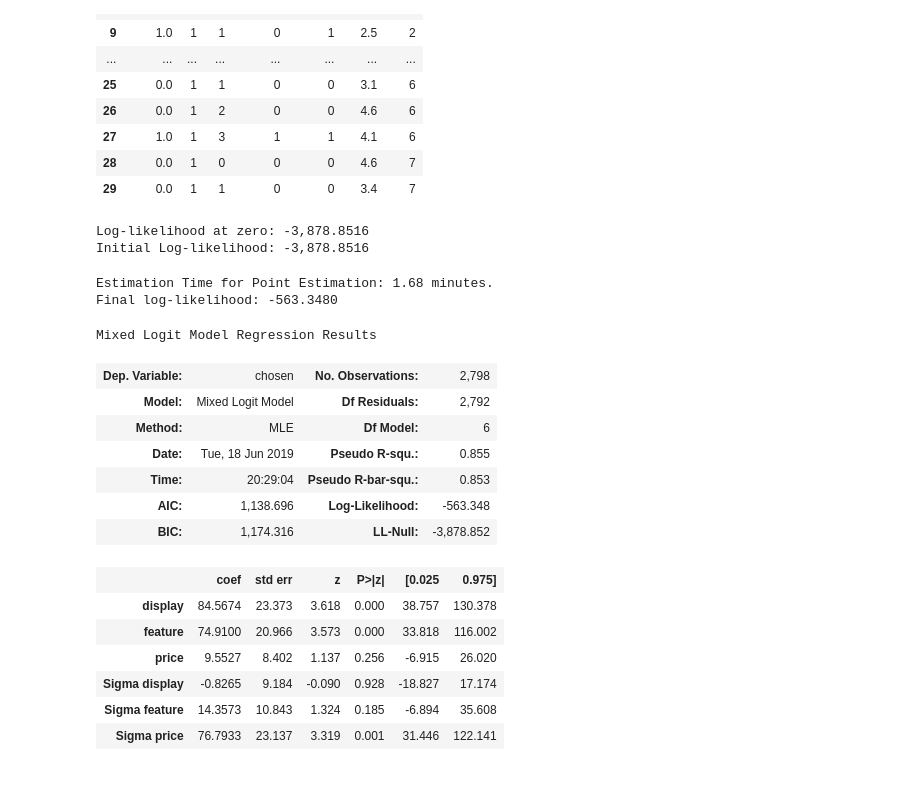
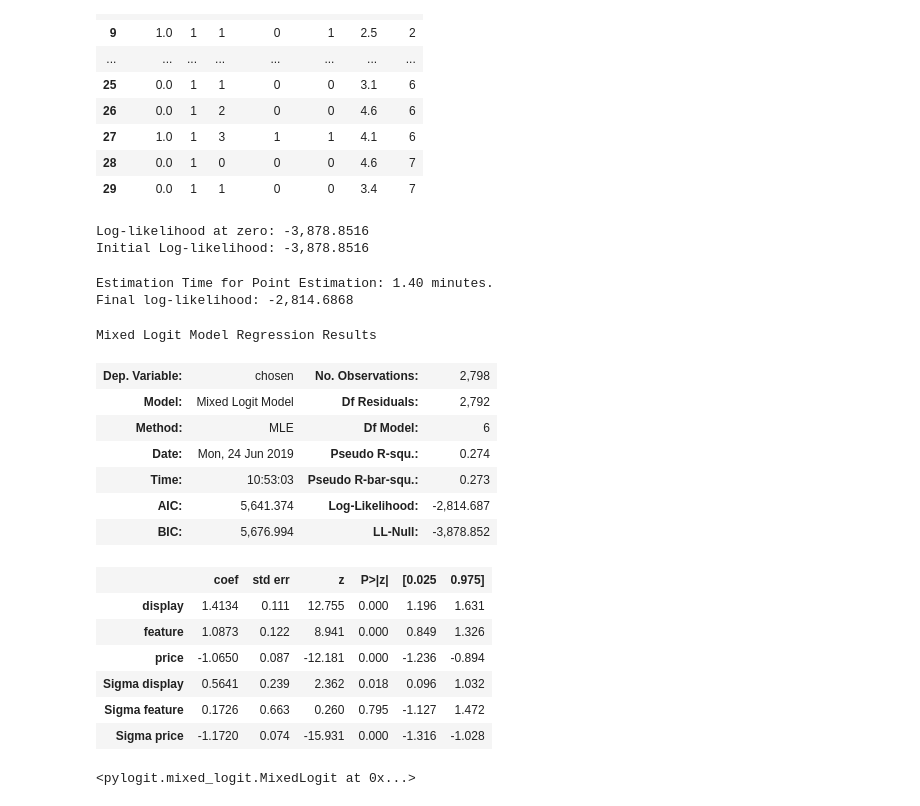
Before and after one commit to njajanssen/Thesis, a Jupyter notebook: pylogit.ipynb, the cells around one changed output. Drawn from its saved outputs; the diff is of its cells as text; code cells hidden in the pictures.

```diff
--- a/pylogit.ipynb
+++ b/pylogit.ipynb
@@ -80,45 +80,47 @@ for col in index_var_names:
 
 # For mixed logit models, the "mixing_id_col" argument specifies
 # the units of observation that the coefficients are randomly
 # distributed over.
 example_mixed = pl.create_choice_model(data=catsup,
                                        alt_id_col="alt",
                                        obs_id_col="chid",
                                        choice_col="chosen",
                                        specification=example_specification,
                                        model_type="Mixed Logit",
                                        names=example_names,
                                        mixing_id_col="id",
                                        mixing_vars=index_var_names)
 
 # Note 2 * len(index_var_names) is used because we are estimating
 # both the mean and standard deviation of each of the random coefficients
 # for the listed index variables.
 example_mixed.fit_mle(init_vals=np.zeros(2 * len(index_var_names)),
-                      num_draws=600,
+                      num_draws=1000,
                       seed=123)
 
 # Look at the estimated results
 example_mixed.get_statsmodels_summary()
 # %% [output]
 Log-likelihood at zero: -3,878.8516
 Initial Log-likelihood: -3,878.8516
-Estimation Time for Point Estimation: 1.68 minutes.
-Final log-likelihood: -563.3480
+Estimation Time for Point Estimation: 1.40 minutes.
+Final log-likelihood: -2,814.6868
 Mixed Logit Model Regression Results
 | Dep. Variable: | chosen | No. Observations: | 2,798 |
 | Model: | Mixed Logit Model | Df Residuals: | 2,792 |
 | Method: | MLE | Df Model: | 6 |
-| Date: | Tue, 18 Jun 2019 | Pseudo R-squ.: | 0.855 |
-| Time: | 20:29:04 | Pseudo R-bar-squ.: | 0.853 |
-| AIC: | 1,138.696 | Log-Likelihood: | -563.348 |
-| BIC: | 1,174.316 | LL-Null: | -3,878.852 |
+| Date: | Mon, 24 Jun 2019 | Pseudo R-squ.: | 0.274 |
+| Time: | 10:53:03 | Pseudo R-bar-squ.: | 0.273 |
+| AIC: | 5,641.374 | Log-Likelihood: | -2,814.687 |
+| BIC: | 5,676.994 | LL-Null: | -3,878.852 |
 |  | coef | std err | z | P>|z| | [0.025 | 0.975] |
-| display | 84.5674 | 23.373 | 3.618 | 0.000 | 38.757 | 130.378 |
-| feature | 74.9100 | 20.966 | 3.573 | 0.000 | 33.818 | 116.002 |
-| price | 9.5527 | 8.402 | 1.137 | 0.256 | -6.915 | 26.020 |
-| Sigma display | -0.8265 | 9.184 | -0.090 | 0.928 | -18.827 | 17.174 |
-| Sigma feature | 14.3573 | 10.843 | 1.324 | 0.185 | -6.894 | 35.608 |
-| Sigma price | 76.7933 | 23.137 | 3.319 | 0.001 | 31.446 | 122.141 |
+| display | 1.4134 | 0.111 | 12.755 | 0.000 | 1.196 | 1.631 |
+| feature | 1.0873 | 0.122 | 8.941 | 0.000 | 0.849 | 1.326 |
+| price | -1.0650 | 0.087 | -12.181 | 0.000 | -1.236 | -0.894 |
+| Sigma display | 0.5641 | 0.239 | 2.362 | 0.018 | 0.096 | 1.032 |
+| Sigma feature | 0.1726 | 0.663 | 0.260 | 0.795 | -1.127 | 1.472 |
+| Sigma price | -1.1720 | 0.074 | -15.931 | 0.000 | -1.316 | -1.028 |
 # %%
 example_mixed.
+# %% [output]
+<pylogit.mixed_logit.MixedLogit at 0x...>
```
Also changed, not shown: 15 other files.
